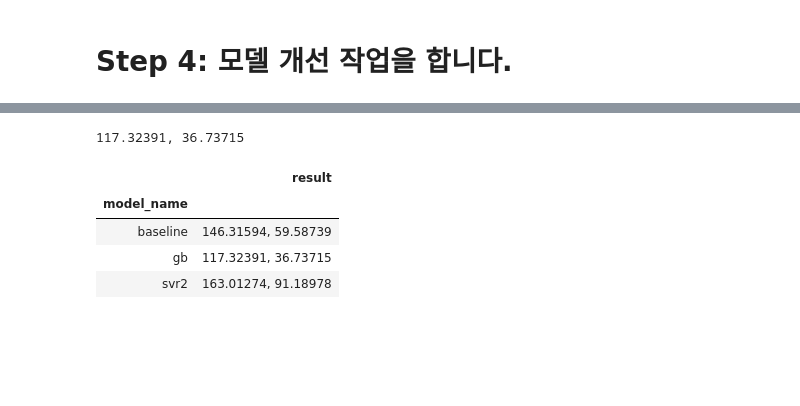
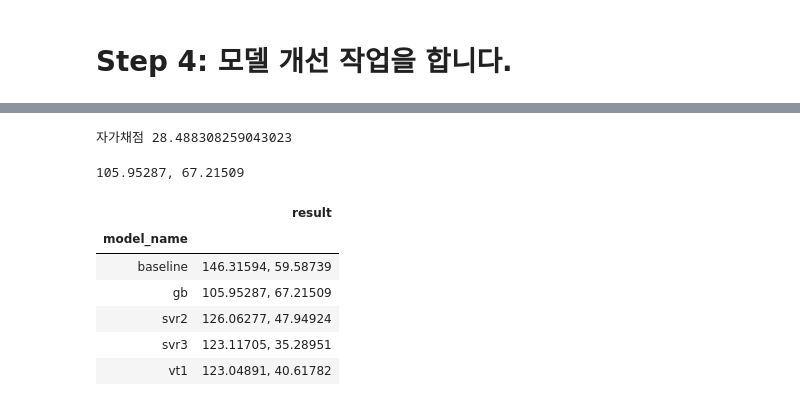
Before and after one commit to sunkusun9/DS_lv3_2409, a Jupyter notebook: sec_ds_lv3_prob3_kaggle.ipynb, the cells around one changed output, grey strips where cells are left out. Saved outputs shown, nothing was run; the diff lists cells and outputs as text; code cells hidden in the pictures; blank space fills up the shorter version.

```diff
--- a/sec_ds_lv3_prob3_kaggle.ipynb
+++ b/sec_ds_lv3_prob3_kaggle.ipynb
@@ -315,32 +324,41 @@ eval_model('vt1', reg_vt)
+# %%
+prd = select_model(reg_vt)
+# 자가 채점
+print("자가채점", mean_absolute_error(s_kaggle_ans, prd))
+# %% [output]
+자가채점 28.488308259043023
 # %%
 # GB: Gradient Boosting Tree
 
 from sklearn.ensemble import GradientBoostingRegressor
 
 X_gb = "15분, 30분, 45분, 60분, DayName, Hour, AM, Weekend_yn, Holiday_yn, Avg, TotalHour, 생산량, 기온, 풍속, 습도, 강수량, 전기요금(계절), 공장인원, 인건비"
 X_gb = [i.strip() for i in X_gb.split(',')]
 
 # 별도의 전처리 없이 지정한 변수들을 사용합니다.
 ct = ColumnTransformer([
     ('pt', 'passthrough', X_gb)
 ])
 # TO-DO: 문제에서 보여준 Baseline을 튜닝해봅니다.
 reg_gb = make_pipeline(
     ct,
     GradientBoostingRegressor(
         loss='huber', # 손실함수: huber
-        n_estimators=75, # 트리의 수: 75
-        max_depth=7, # 트리의 최대 깊이: 7
-        min_samples_leaf=4, # 리프 노드(Leaf Node)의 최소 샘플 수: 4
+        n_estimators=300,
+        learning_rate=0.02,
+        max_depth=5,
+        min_samples_leaf=8,
         random_state=123 # 랜덤 시드: 123
     )
 )
 eval_model('gb', reg_gb)
 # %% [output]
-117.32391, 36.73715
+105.95287, 67.21509
 |  | result |
 | model_name |  |
 | baseline | 146.31594, 59.58739 |
-| gb | 117.32391, 36.73715 |
-| svr2 | 163.01274, 91.18978 |
+| gb | 105.95287, 67.21509 |
+| svr2 | 126.06277, 47.94924 |
+| svr3 | 123.11705, 35.28951 |
+| vt1 | 123.04891, 40.61782 |
 # %%
```
Also changed, not shown: parts of 13 cells of this notebook.
